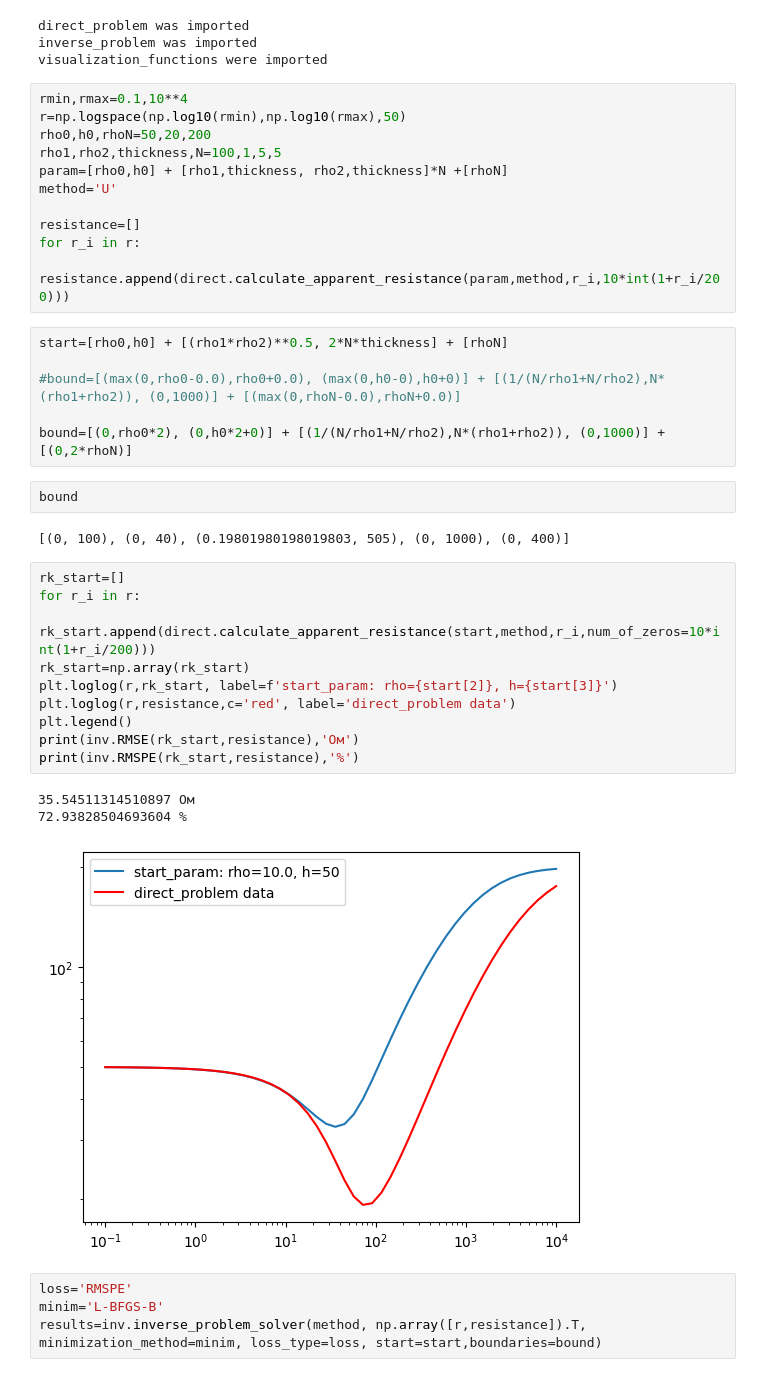
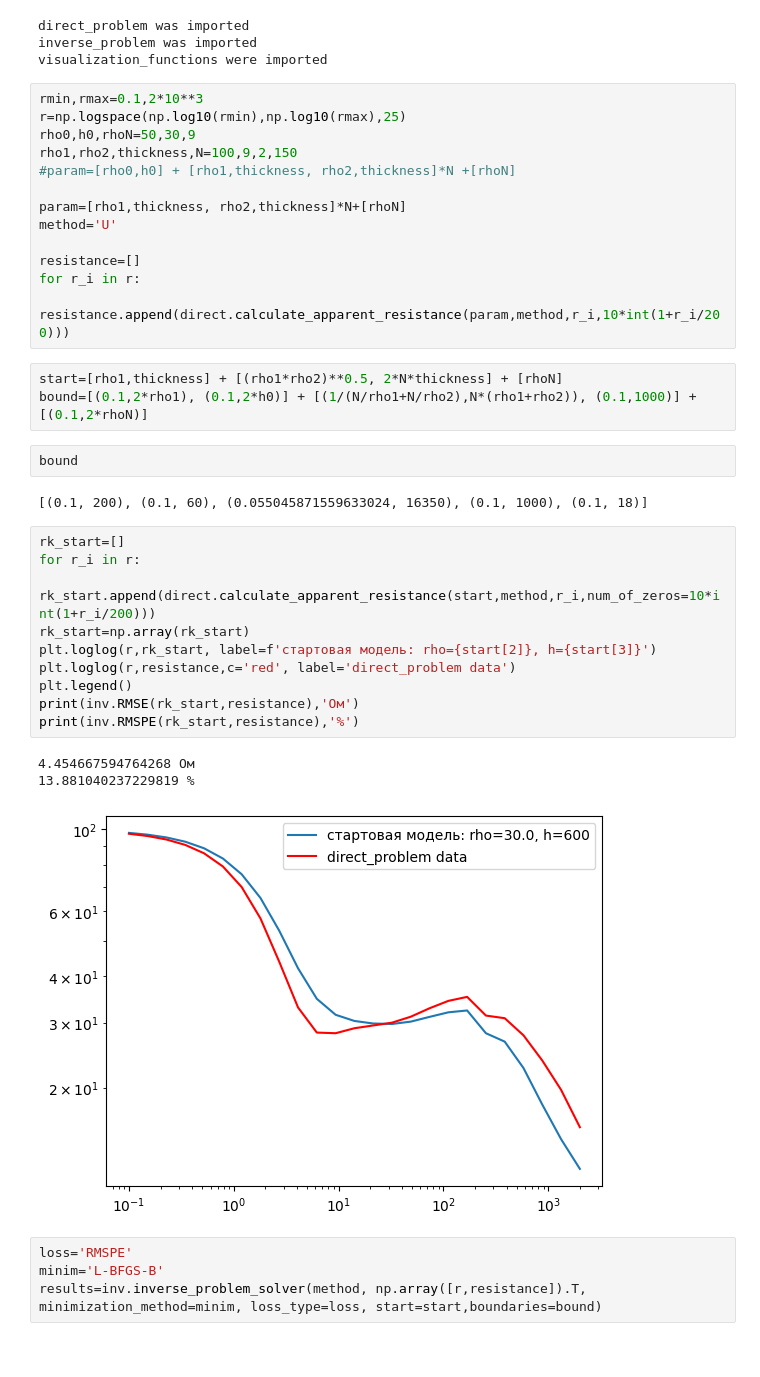
Before and after one commit to arty0mkha/electrical-prospecting, a Jupyter notebook: visualization_1.0.ipynb, the cells around one changed output. Drawn from its saved outputs; the diff is of its cells as text.

```diff
--- a/visualization_1.0.ipynb
+++ b/visualization_1.0.ipynb
@@ -10,40 +10,39 @@ direct_problem was imported
 inverse_problem was imported
 visualization_functions were imported
 # %%
-rmin,rmax=0.1,10**4
-r=np.logspace(np.log10(rmin),np.log10(rmax),50)
-rho0,h0,rhoN=50,20,200
-rho1,rho2,thickness,N=100,1,5,5
-param=[rho0,h0] + [rho1,thickness, rho2,thickness]*N +[rhoN]
+rmin,rmax=0.1,2*10**3
+r=np.logspace(np.log10(rmin),np.log10(rmax),25)
+rho0,h0,rhoN=50,30,9
+rho1,rho2,thickness,N=100,9,2,150
+#param=[rho0,h0] + [rho1,thickness, rho2,thickness]*N +[rhoN]
+
+param=[rho1,thickness, rho2,thickness]*N+[rhoN]
 method='U'
 
 resistance=[]
 for r_i in r:
     resistance.append(direct.calculate_apparent_resistance(param,method,r_i,10*int(1+r_i/200)))
 # %%
-start=[rho0,h0] + [(rho1*rho2)**0.5, 2*N*thickness] + [rhoN]
-
-#bound=[(max(0,rho0-0.0),rho0+0.0), (max(0,h0-0),h0+0)] + [(1/(N/rho1+N/rho2),N*(rho1+rho2)), (0,1000)] + [(max(0,rhoN-0.0),rhoN+0.0)]
-
-bound=[(0,rho0*2), (0,h0*2+0)] + [(1/(N/rho1+N/rho2),N*(rho1+rho2)), (0,1000)] + [(0,2*rhoN)]
+start=[rho1,thickness] + [(rho1*rho2)**0.5, 2*N*thickness] + [rhoN]
+bound=[(0.1,2*rho1), (0.1,2*h0)] + [(1/(N/rho1+N/rho2),N*(rho1+rho2)), (0.1,1000)] + [(0.1,2*rhoN)]
 # %%
 bound
 # %% [output]
-[(0, 100), (0, 40), (0.19801980198019803, 505), (0, 1000), (0, 400)]
+[(0.1, 200), (0.1, 60), (0.055045871559633024, 16350), (0.1, 1000), (0.1, 18)]
 # %%
 rk_start=[]
 for r_i in r:
     rk_start.append(direct.calculate_apparent_resistance(start,method,r_i,num_of_zeros=10*int(1+r_i/200)))
 rk_start=np.array(rk_start)
-plt.loglog(r,rk_start, label=f'start_param: rho={start[2]}, h={start[3]}')
+plt.loglog(r,rk_start, label=f'стартовая модель: rho={start[2]}, h={start[3]}')
 plt.loglog(r,resistance,c='red', label='direct_problem data')
 plt.legend()
 print(inv.RMSE(rk_start,resistance),'Ом')
 print(inv.RMSPE(rk_start,resistance),'%')
 # %% [output]
-35.54511314510897 Ом
-72.93828504693604 %
+4.454667594764268 Ом
+13.881040237229819 %
-[figure, old version]
+[figure, new version]
 # %%
 loss='RMSPE'
 minim='L-BFGS-B'
```
Also changed, not shown: parts of 3 cells of this notebook, 3 other files.
